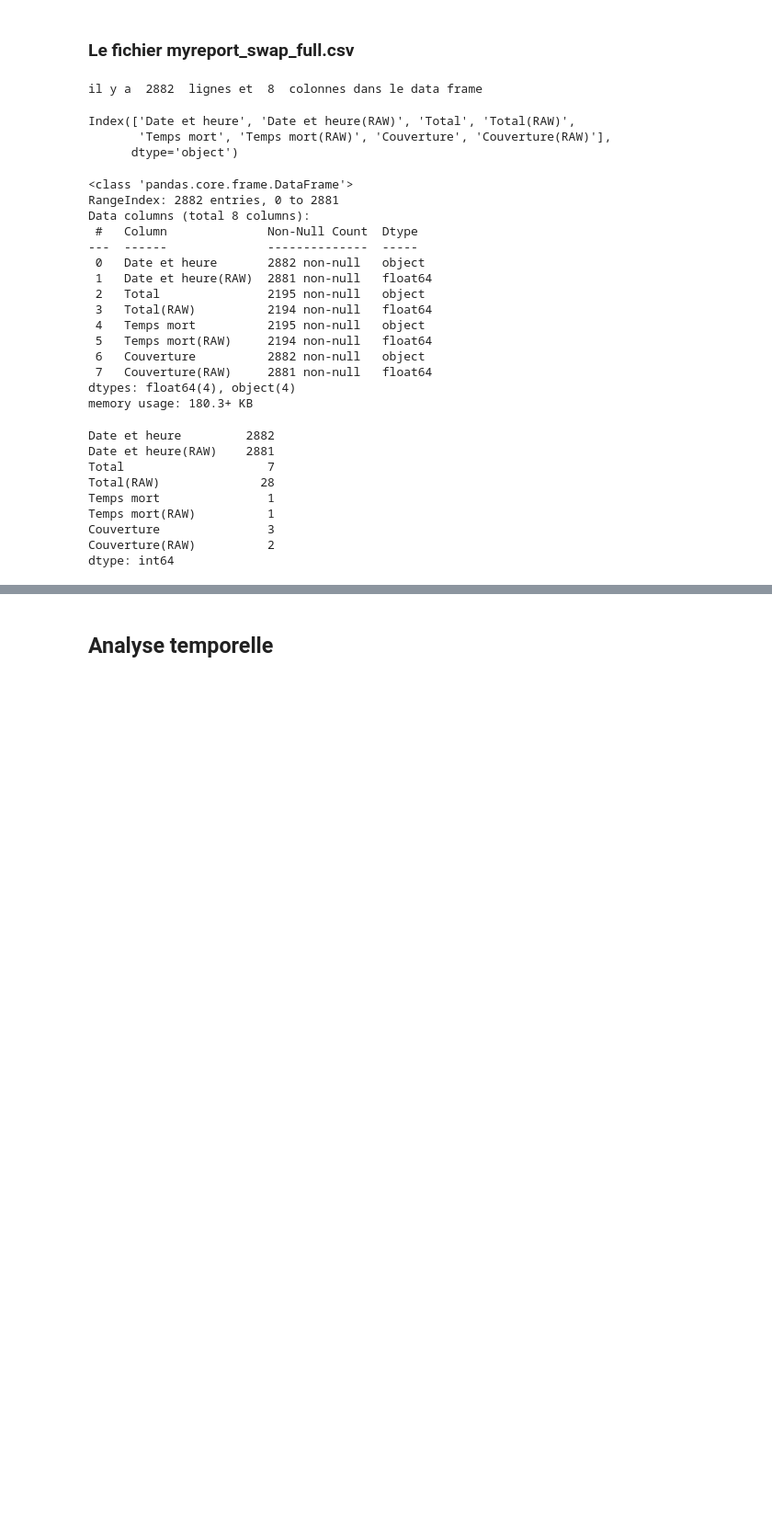
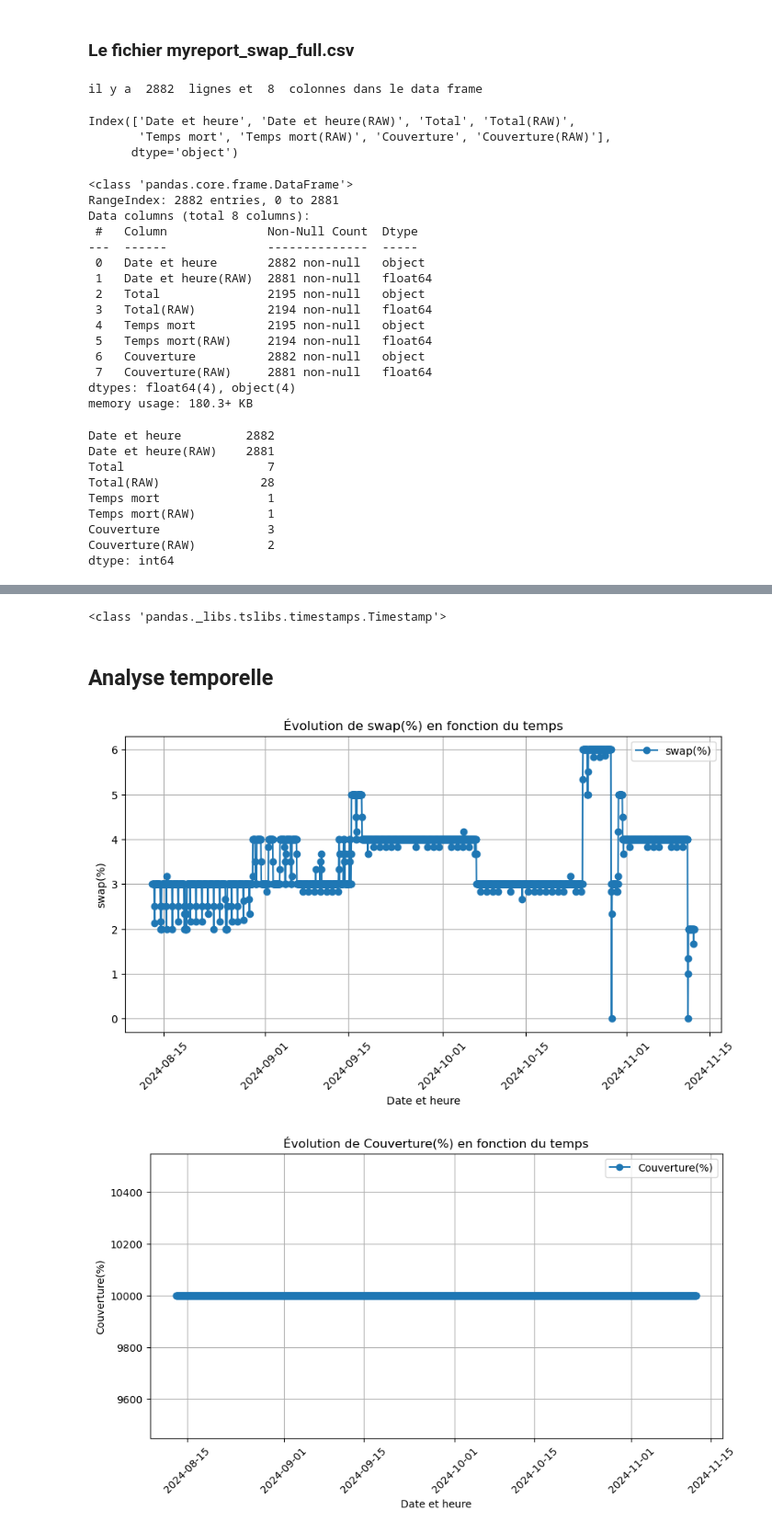
Before and after one commit to AntoineValette/projet_industriel, a Jupyter notebook: notebook/myreport_swap_full.ipynb, the cells around one changed output, grey strips where cells are left out. Shown at 92% size. Cells and saved outputs as stored; diff of their text form; code cells hidden in the pictures; blank space fills up the shorter version.

Commit message:
modification du fichier myreport_swap_full.ipynb

```diff
--- a/notebook/myreport_swap_full.ipynb
+++ b/notebook/myreport_swap_full.ipynb
@@ -68,0 +119,19 @@ tab.head()
+# %%
+# déplacement des nouvelles colonnes de date/heure à gauche
+cols = tab.columns  # Liste des colonnes
+tab = tab[cols[-3:].tolist() + cols[:-3].tolist()]
+# %%
+# renommage des colonnes
+tab.rename(columns={"Temps du ping(RAW)": "Temps du ping(ms)"}, inplace=True)
+tab.rename(columns={"Minimum(RAW)": "Minimum(ms)"}, inplace=True)
+tab.rename(columns={"Maximum(RAW)": "Maximum(ms)"}, inplace=True)
+tab.rename(columns={"Perte de paquets(RAW)": "Perte de paquets(%)"}, inplace=True)
+tab.rename(columns={"Couverture(RAW)": "Couverture(%)"}, inplace=True)
+tab.rename(columns={"Total(RAW)": "swap(%)"}, inplace=True)
+
+# suppression des colonnes inutiles
+tab = tab.drop(columns=["Temps mort(RAW)"])
+tab = tab.drop(columns=["Date et heure"])
+tab = tab.drop(columns=["Total"])
+tab = tab.drop(columns=["Temps mort"])
+tab = tab.drop(columns=["Couverture"])
@@ -69,2 +147,37 @@ tab.head()
+# %%
+print(type(tab["date_full"].iloc[0])) #vérifier le typage de date_full
+# %% [output]
+<class 'pandas._libs.tslibs.timestamps.Timestamp'>
 # %% [markdown]
 ## Analyse temporelle
+# %%
+import matplotlib.pyplot as plt
+import itertools
+import pandas as pd
+
+import matplotlib.pyplot as plt
+
+# Vérifier que 'date_full' est bien au format datetime
+tab["date_full"] = pd.to_datetime(tab["date_full"])
+
+# Liste des colonnes à exclure
+excluded_cols = ["date_full", "date", "heure", "Date et heure(RAW)"]
+
+# Tracer chaque colonne en fonction du temps
+for col in tab.columns:
+    if col not in excluded_cols:  # Exclure les colonnes non pertinentes
+        plt.figure(figsize=(10, 5))
+
+        plt.plot(tab["date_full"], tab[col], marker='o', linestyle='-')
+
+        plt.xlabel("Date et heure")
+        plt.ylabel(f"{col}")  # Correction de la syntaxe
+        plt.title(f"Évolution de {col} en fonction du temps")
+        plt.legend([col])  # Correction de la légende
+        plt.xticks(rotation=45)
+        plt.grid()
+
+        plt.show()
+# %% [output]
+[figure, added]
+[figure, added]
```
Also changed, not shown: parts of 15 cells of this notebook.
